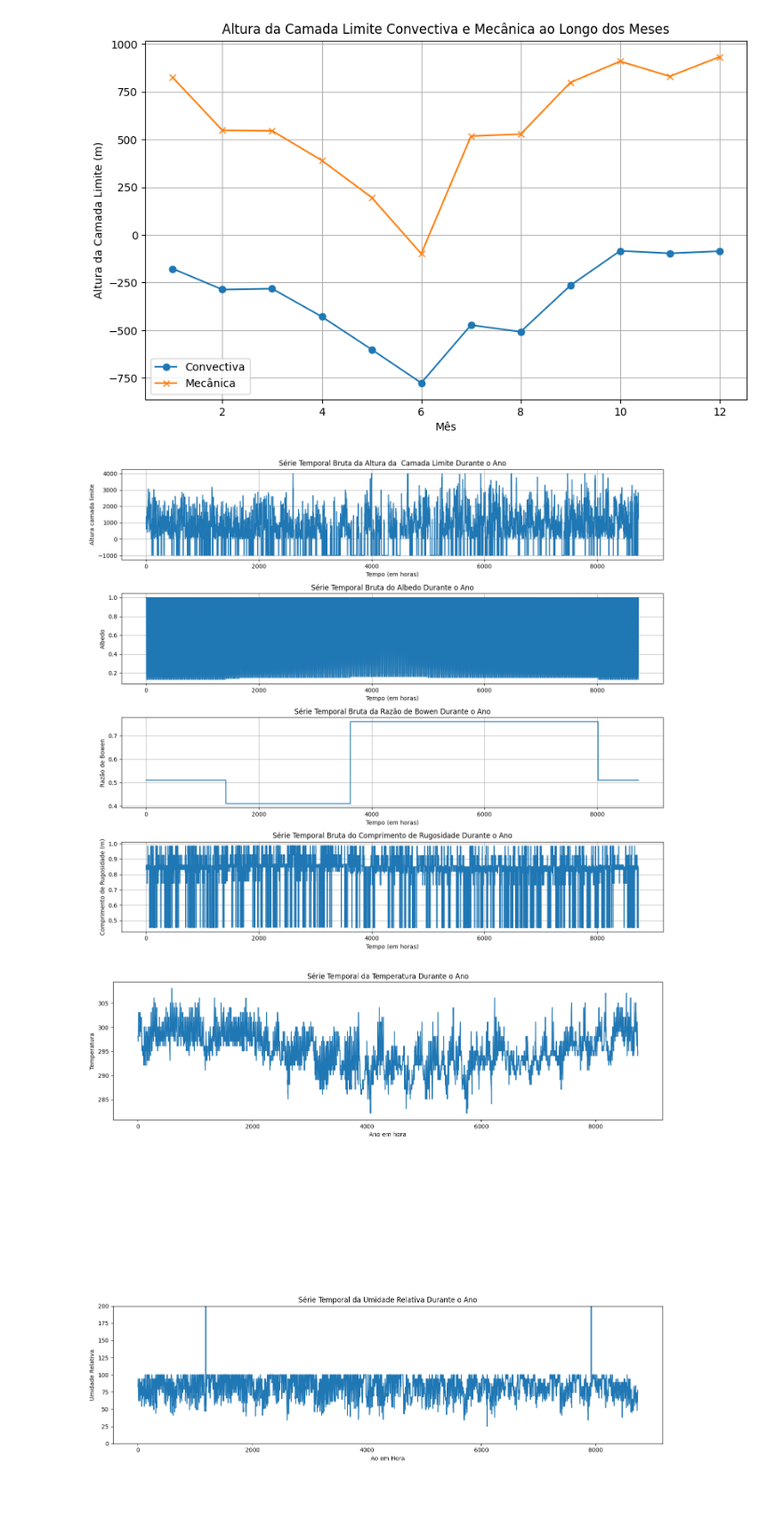
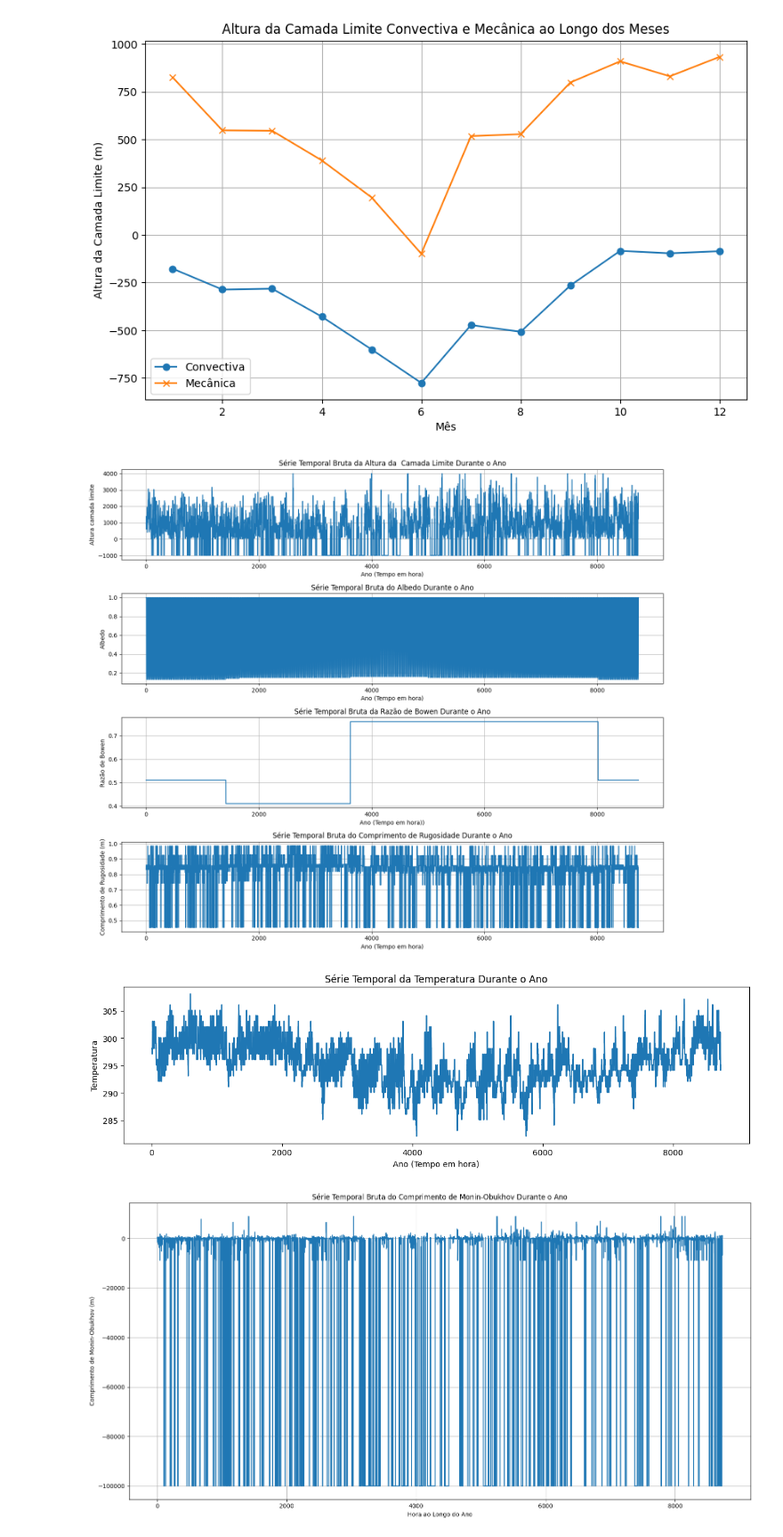
Before and after one commit to maiarasimone/ENS5173_202401, a Jupyter notebook: Atividade02.ipynb, the cells around one changed output. Shown at 89% size. Saved outputs shown, nothing was run; the diff lists cells and outputs as text; code cells hidden in the pictures; blank space fills up the shorter version.

Commit message:
criar

```diff
--- a/Atividade02.ipynb
+++ b/Atividade02.ipynb
@@ -604,7 +586,7 @@ data_filtered = data[['hora', 'altura_mistura_mecanica', 'albedo', 'razao_bowen'
 plt.subplot(4, 1, 1)
 sns.lineplot(x=range(len(data_filtered)), y='altura_mistura_mecanica',data=data_filtered, marker='', linestyle='-')
 plt.title('Série Temporal Bruta da Altura da  Camada Limite Durante o Ano')
-plt.xlabel('Tempo (em horas)')
+plt.xlabel('Ano (Tempo em hora)')
 plt.ylabel('Altura camada limite')
 plt.grid(True)
 
@@ -612,7 +594,7 @@ plt.grid(True)
 plt.subplot(4, 1, 2)
 sns.lineplot(x=range(len(data_filtered)), y='albedo', data=data_filtered, marker='', linestyle='-')
 plt.title('Série Temporal Bruta do Albedo Durante o Ano')
-plt.xlabel('Tempo (em horas)')
+plt.xlabel('Ano (Tempo em hora)')
 plt.ylabel('Albedo')
 plt.grid(True)
 
@@ -620,45 +602,49 @@ plt.grid(True)
 plt.subplot(4, 1, 3)
 sns.lineplot(x=range(len(data_filtered)), y='razao_bowen', data=data_filtered, marker='', linestyle='-')
 plt.title('Série Temporal Bruta da Razão de Bowen Durante o Ano')
-plt.xlabel('Tempo (em horas)')
+plt.xlabel('Ano (Tempo em hora))')
 plt.ylabel('Razão de Bowen')
 plt.grid(True)
 
 # Gráfico de série temporal para comprimento de rugosidade
 plt.subplot(4, 1, 4)
 sns.lineplot(x=range(len(data_filtered)), y='comprimento_rugosidade', data=data_filtered, marker='', linestyle='-')
 plt.title('Série Temporal Bruta do Comprimento de Rugosidade Durante o Ano')
-plt.xlabel('Tempo (em horas)')
+plt.xlabel('Ano (Tempo em hora)')
 plt.ylabel('Comprimento de Rugosidade (m)')
 plt.grid(True)
 
 # Ajustar o layout
 plt.tight_layout()
 
 
 # Configurar o tamanho do gráfico
 plt.figure(figsize=(14, 12))
 
 # Gráfico de série temporal para temperatura
 plt.subplot(3, 1, 1)
 sns.lineplot(x=range(len(data)), y='temperatura', data=data)
 plt.title('Série Temporal da Temperatura Durante o Ano')
-plt.xlabel('Ano em hora')
+plt.xlabel('Ano (Tempo em hora)')
 plt.ylabel('Temperatura')
 
-# Gráfico de série temporal para umidade relativa
-plt.subplot(3, 1, 3)
-sns.lineplot(x=range(len(data)), y='umidade_relativa', data=data)
-plt.title('Série Temporal da Umidade Relativa Durante o Ano')
-plt.xlabel('Ao em Hora')
-plt.ylabel('Umidade Relativa')
-plt.ylim(0, 200)  # Definir os limites do eixo Y de 0 a 200
+# Criar uma nova coluna 'hora_ano' que representa a hora ao longo do ano
+data['hora_ano'] = np.arange(1, len(data) + 1)
+
+# Configurar o tamanho do gráfico
+plt.figure(figsize=(16, 8))
+
+# Gráfico de série temporal para comprimento de Monin-Obukhov
+sns.lineplot(x='hora_ano', y='comprimento_monin_obukhov', data=data, marker='', linestyle='-')
+plt.title('Série Temporal Bruta do Comprimento de Monin-Obukhov Durante o Ano')
+plt.xlabel('Hora ao Longo do Ano')
+plt.ylabel('Comprimento de Monin-Obukhov (m)')
+plt.grid(True)
 
 # Ajustar o layout
 plt.tight_layout()
-
-# Mostrar o gráfico
 plt.show()
 # %% [output]
-[figure, old version]
+[figure, new version]
-[figure, old version]
+[figure, new version]
+[figure, added]
```
Also changed, not shown: parts of 4 cells of this notebook.
